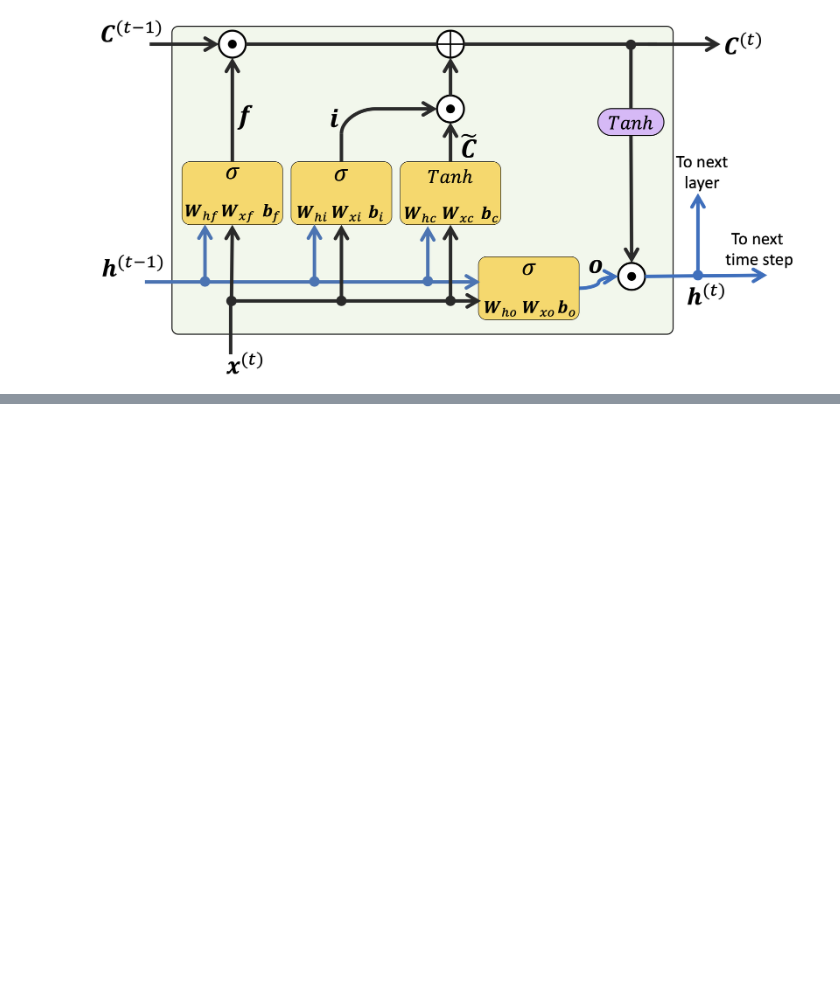
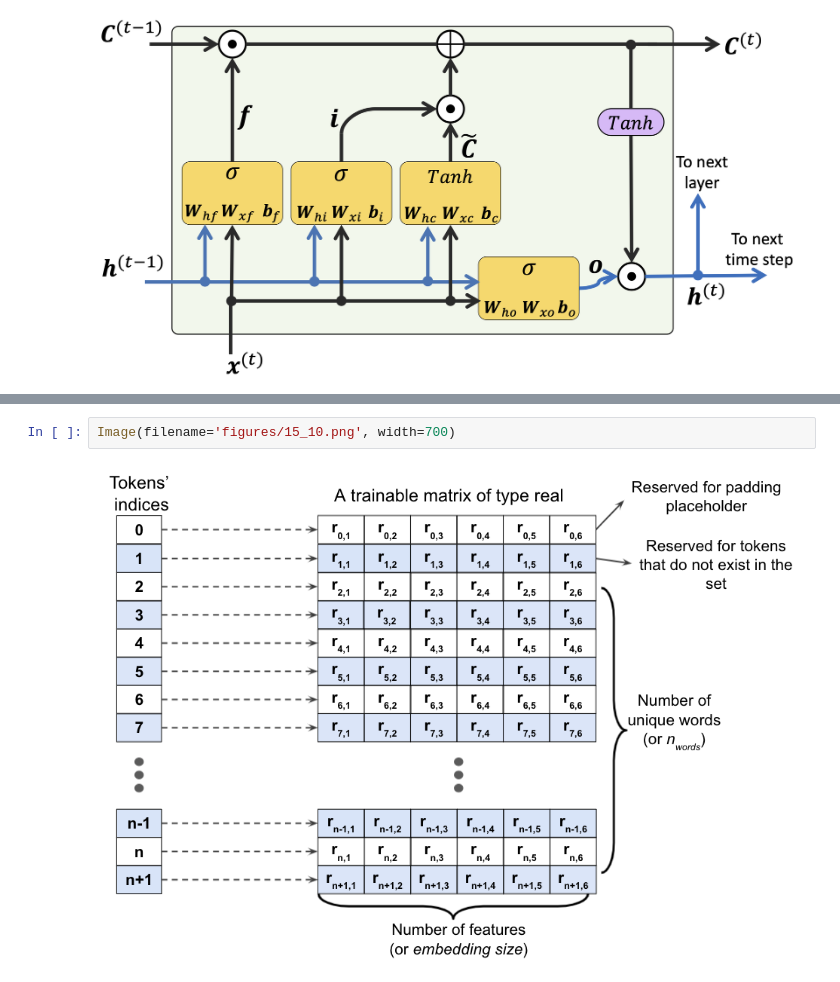
Before and after one commit to gitony0101/blog-stats-tony, a Jupyter notebook: pytorch/4-rnn.ipynb, the cells around one changed output, grey strips where cells are left out. Cells and saved outputs as stored; diff of their text form; blank space fills up the shorter version.

```diff
--- a/pytorch/4-rnn.ipynb
+++ b/pytorch/4-rnn.ipynb
@@ -128,0 +280,4 @@ Image(filename='figures/15_09.png', width=700)
+# %%
+Image(filename='figures/15_10.png', width=700)
+# %% [output]
+[figure, added]
```
Also changed, not shown: parts of 56 cells of this notebook, 5 other files.
